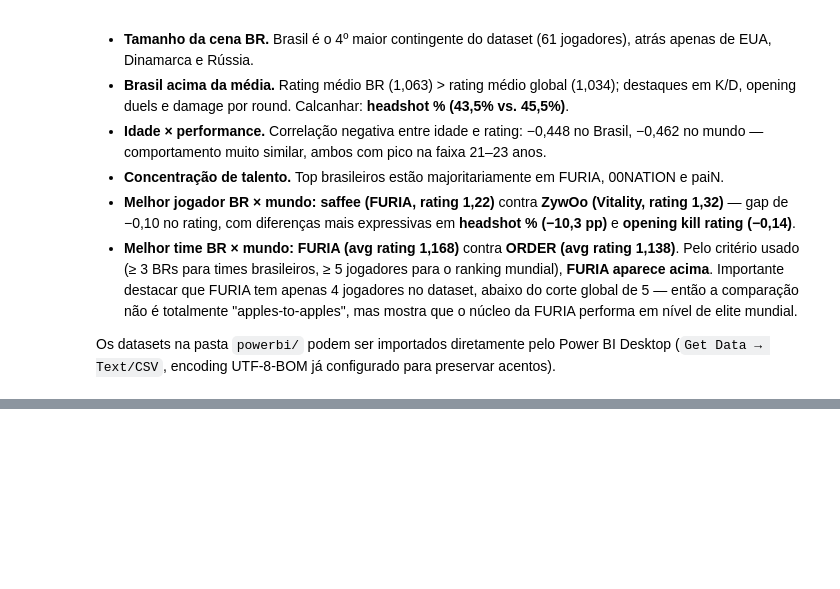
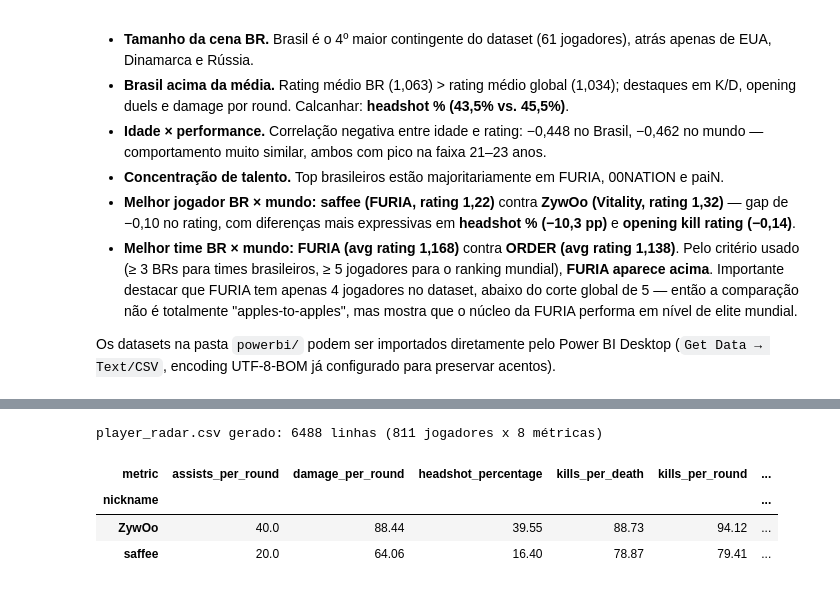
Before and after one commit to rafaelhgreco/csstrike_data, a Jupyter notebook: brazil_analysis.ipynb, the cells around one changed output, grey strips where cells are left out. Drawn from its saved outputs; the diff is of its cells as text; code cells hidden in the pictures; blank space fills up the shorter version.

```diff
--- a/brazil_analysis.ipynb
+++ b/brazil_analysis.ipynb
@@ -676,0 +692,54 @@ Os datasets na pasta `powerbi/` podem ser importados diretamente pelo Power BI D
+# %%
+import os
+import pandas as pd
+
+# Esta célula é independente: se o notebook não tiver criado df ainda,
+# ela carrega e limpa o CSV automaticamente.
+if 'df' not in globals():
+    df = pd.read_csv('csgo_players.csv')
+
+    pct_cols = ['headshot_percentage', 'team_win_percent_after_first_kill', 'first_kill_in_won_rounds']
+    for c in pct_cols:
+        if c in df.columns and not pd.api.types.is_numeric_dtype(df[c]):
+            df[c] = df[c].astype(str).str.rstrip('%').astype(float)
+
+radar_metrics = ['rating', 'kills_per_round', 'kills_per_death', 'damage_per_round',
+                 'headshot_percentage', 'opening_kill_rating', 'assists_per_round',
+                 'saved_teammates_per_round']
+
+id_cols = ['player_id', 'nickname', 'country', 'current_team', 'age']
+
+radar_base = df[id_cols + radar_metrics].copy()
+
+# Normalização min-max (0-100) por métrica, sobre todos os 811 jogadores.
+# Isso deixa o radar justo mesmo com métricas em escalas diferentes.
+norm = radar_base[radar_metrics].copy()
+for m in radar_metrics:
+    lo, hi = df[m].min(), df[m].max()
+    norm[m] = (df[m] - lo) / (hi - lo) * 100
+
+real_long = radar_base.melt(id_vars=id_cols, value_vars=radar_metrics,
+                            var_name='metric', value_name='value_real')
+norm_long = norm.assign(**{c: radar_base[c] for c in id_cols}).melt(
+    id_vars=id_cols, value_vars=radar_metrics,
+    var_name='metric', value_name='value_norm'
+)
+
+player_radar = real_long.merge(norm_long, on=id_cols + ['metric'])
+player_radar['value_norm'] = player_radar['value_norm'].round(2)
+player_radar['value_real'] = player_radar['value_real'].round(3)
+
+os.makedirs('powerbi', exist_ok=True)
+player_radar.to_csv('powerbi/player_radar.csv', index=False, encoding='utf-8-sig')
+
+print(f'player_radar.csv gerado: {player_radar.shape[0]} linhas '
+      f'({df.shape[0]} jogadores x {len(radar_metrics)} métricas)')
+player_radar[player_radar['nickname'].isin(['saffee', 'ZywOo'])].pivot_table(
+    index=['nickname'], columns='metric', values='value_norm'
+)
+# %% [output]
+player_radar.csv gerado: 6488 linhas (811 jogadores x 8 métricas)
+| metric | assists_per_round | damage_per_round | headshot_percentage | kills_per_death | kills_per_round | ... |
+| nickname |  |  |  |  |  | ... |
+| ZywOo | 40.0 | 88.44 | 39.55 | 88.73 | 94.12 | ... |
+| saffee | 20.0 | 64.06 | 16.40 | 78.87 | 79.41 | ... |
```
Also changed, not shown: parts of 8 cells of this notebook, 1 other file.
